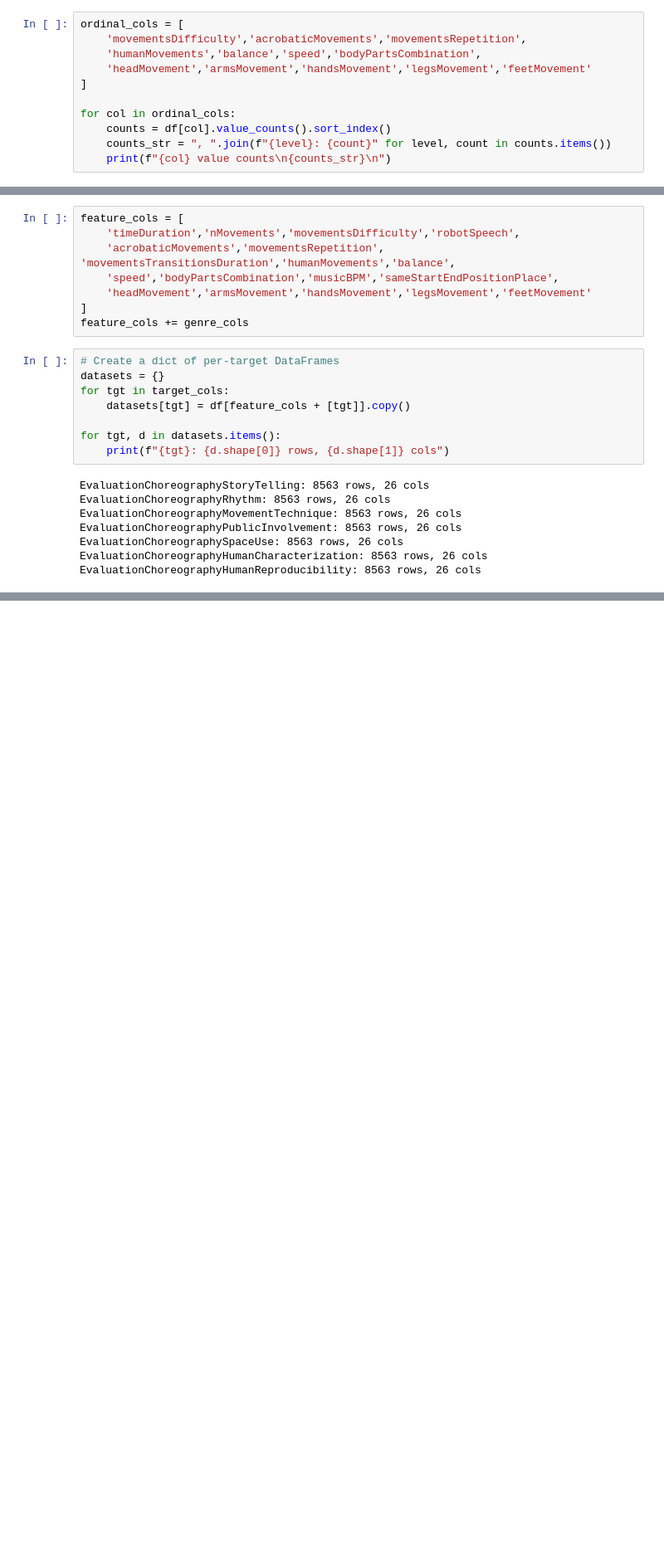
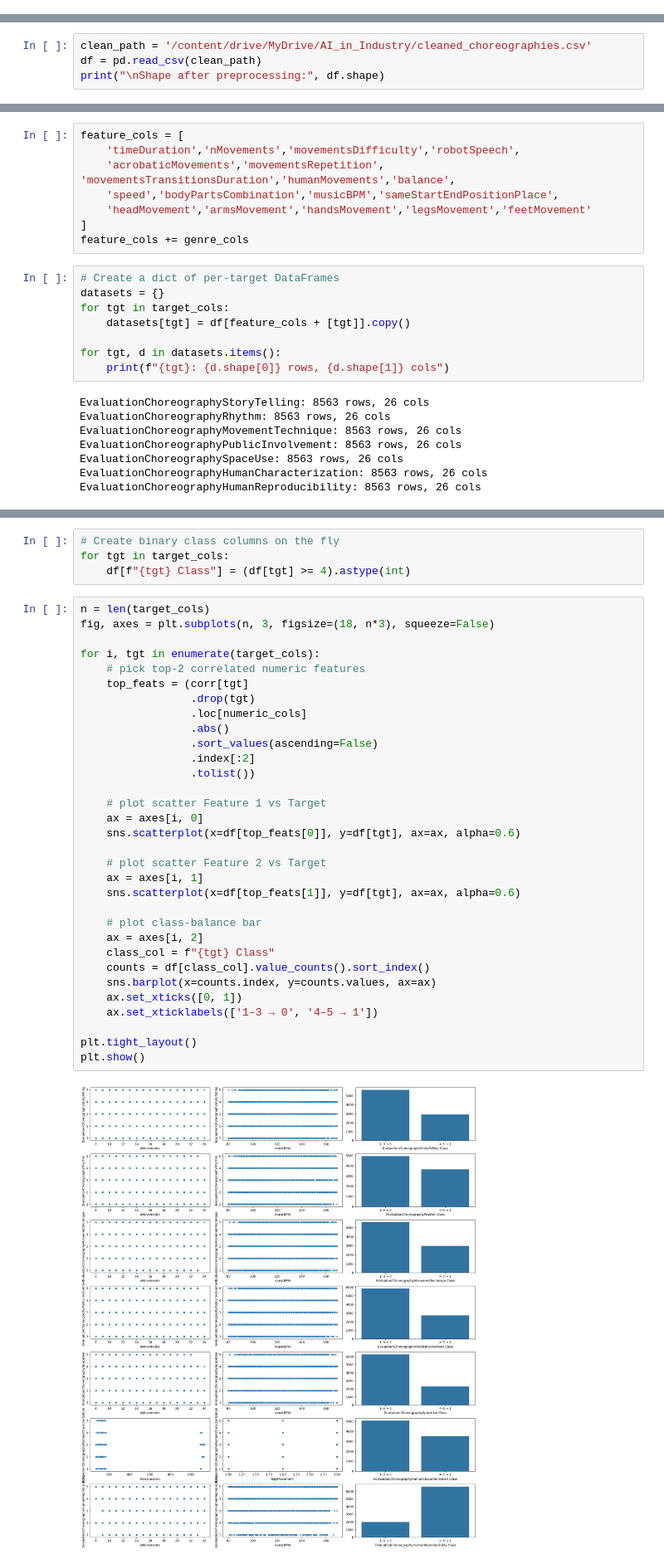
Before and after one commit to rzsoli/Evaluations_on_Robotic_Choreographies, a Jupyter notebook: Evaluations_on_Robotic_Choreographies.ipynb, the cells around one changed output, grey strips where cells are left out. Shown at 83% size. Saved outputs shown, nothing was run; the diff lists cells and outputs as text; blank space fills up the shorter version.

```diff
--- a/Evaluations_on_Robotic_Choreographies.ipynb
+++ b/Evaluations_on_Robotic_Choreographies.ipynb
@@ -76,11 +135,0 @@ df['musicGenre'] = df['musicGenre'].str.lower().str.strip()
-# %%
-ordinal_cols = [
-    'movementsDifficulty','acrobaticMovements','movementsRepetition',
-    'humanMovements','balance','speed','bodyPartsCombination',
-    'headMovement','armsMovement','handsMovement','legsMovement','feetMovement'
-]
-
-for col in ordinal_cols:
-    counts = df[col].value_counts().sort_index()
-    counts_str = ", ".join(f"{level}: {count}" for level, count in counts.items())
-    print(f"{col} value counts\n{counts_str}\n")
@@ -108,0 +138,4 @@ df = pd.get_dummies(df, columns=['musicGenre'], dtype=int, drop_first=True)
+# %%
+clean_path = '/content/drive/MyDrive/AI_in_Industry/cleaned_choreographies.csv'
+df = pd.read_csv(clean_path)
+print("\nShape after preprocessing:", df.shape)
@@ -233,0 +250,38 @@ EvaluationChoreographyHumanReproducibility: 8563 rows, 26 cols
+# %%
+# Create binary class columns on the fly
+for tgt in target_cols:
+    df[f"{tgt} Class"] = (df[tgt] >= 4).astype(int)
+# %%
+n = len(target_cols)
+fig, axes = plt.subplots(n, 3, figsize=(18, n*3), squeeze=False)
+
+for i, tgt in enumerate(target_cols):
+    # pick top‐2 correlated numeric features
+    top_feats = (corr[tgt]
+                 .drop(tgt)
+                 .loc[numeric_cols]
+                 .abs()
+                 .sort_values(ascending=False)
+                 .index[:2]
+                 .tolist())
+
+    # plot scatter Feature 1 vs Target
+    ax = axes[i, 0]
+    sns.scatterplot(x=df[top_feats[0]], y=df[tgt], ax=ax, alpha=0.6)
+
+    # plot scatter Feature 2 vs Target
+    ax = axes[i, 1]
+    sns.scatterplot(x=df[top_feats[1]], y=df[tgt], ax=ax, alpha=0.6)
+
+    # plot class‐balance bar
+    ax = axes[i, 2]
+    class_col = f"{tgt} Class"
+    counts = df[class_col].value_counts().sort_index()
+    sns.barplot(x=counts.index, y=counts.values, ax=ax)
+    ax.set_xticks([0, 1])
+    ax.set_xticklabels(['1–3 → 0', '4–5 → 1'])
+
+plt.tight_layout()
+plt.show()
+# %% [output]
+[figure, added]
```
Also changed, not shown: parts of 41 cells of this notebook.
